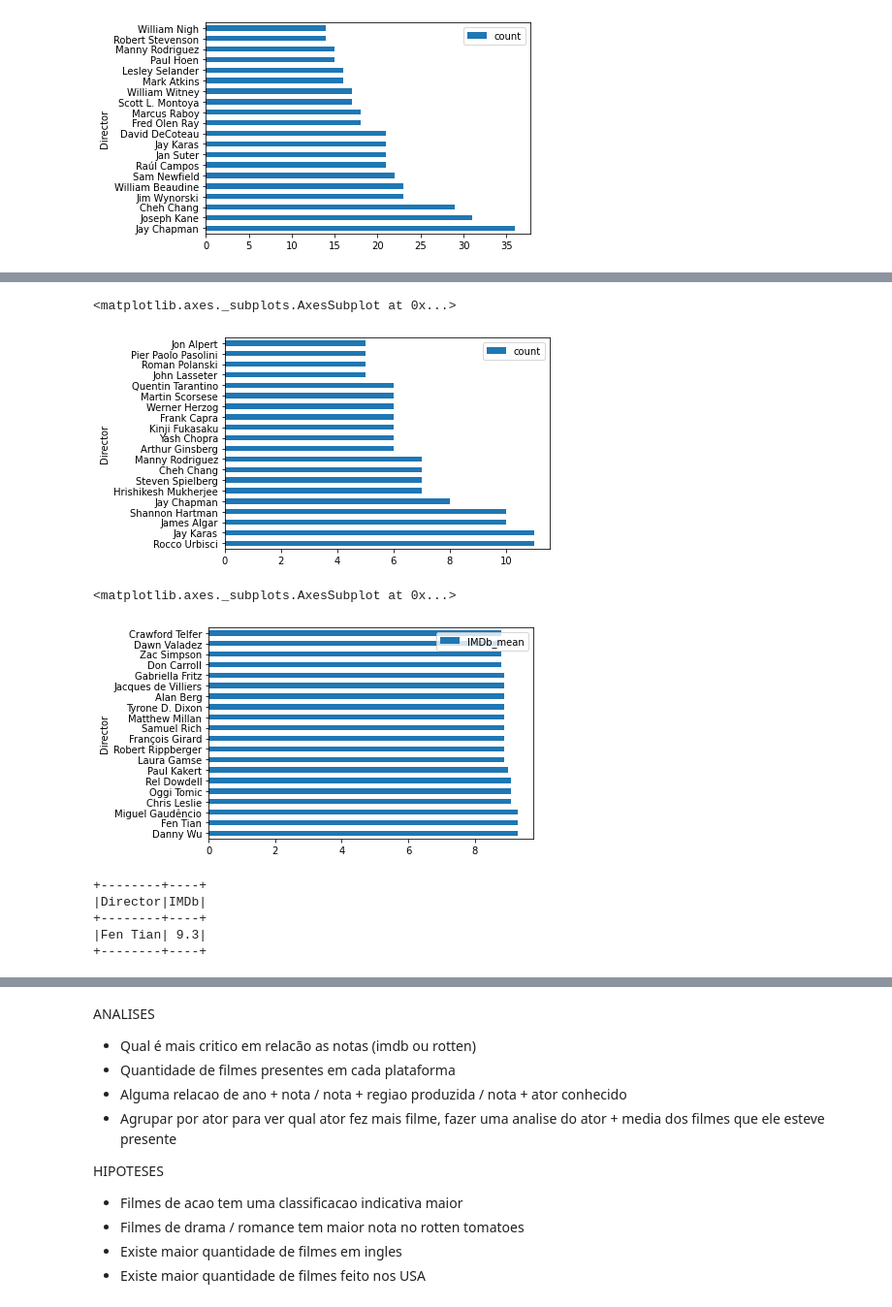
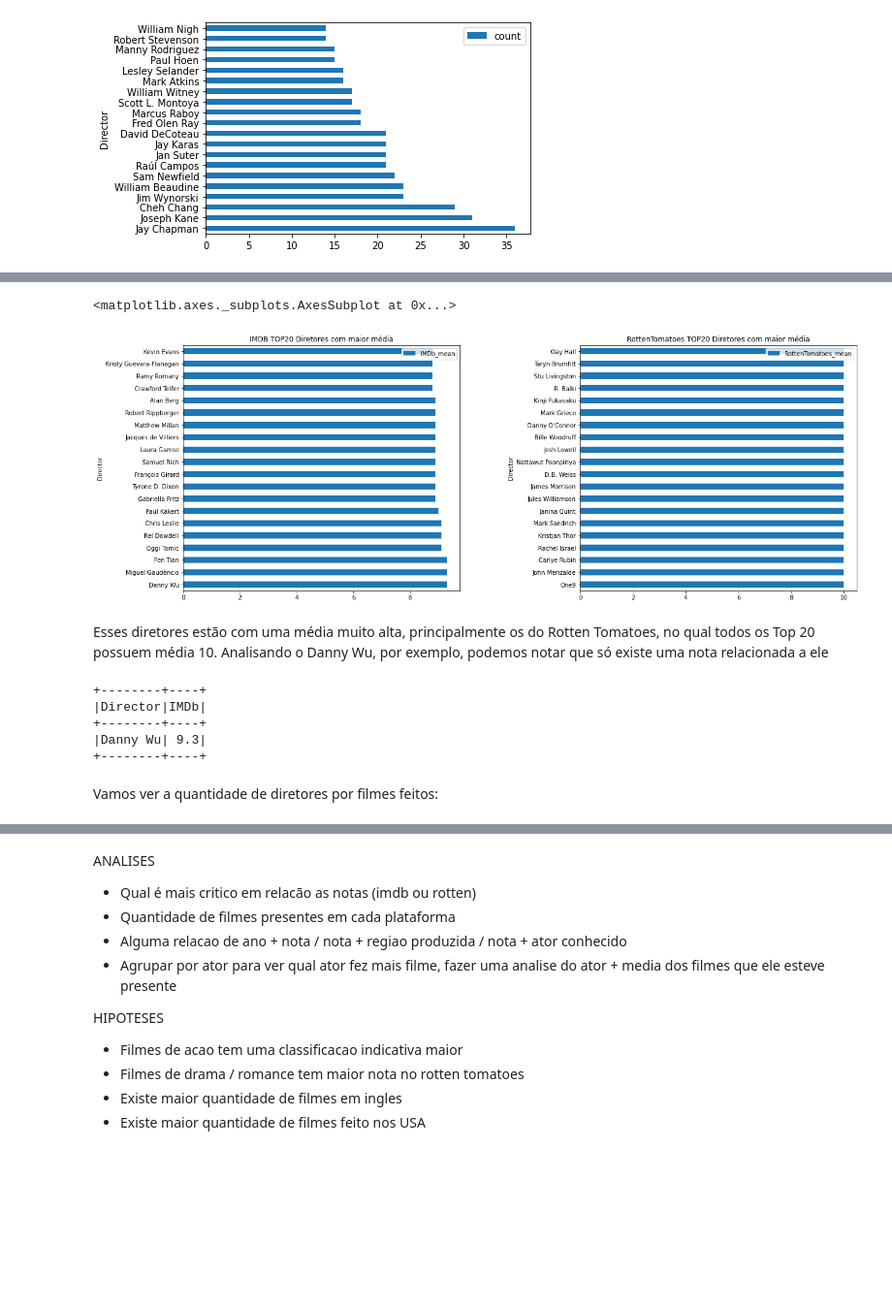
Before and after one commit to JonatasDeOliveira/movie-it, a Jupyter notebook: src/MovieIt.ipynb, the cells around one changed output, grey strips where cells are left out. Shown at 97% size. Drawn from its saved outputs; the diff is of its cells as text; code cells hidden in the pictures; blank space fills up the shorter version.

Commit message:
Works on directors analysis

```diff
--- a/src/MovieIt.ipynb
+++ b/src/MovieIt.ipynb
@@ -450,3 +463,14 @@ movies_count_by_directors.nlargest(20, 'count').plot.barh(x='Director')
 # %% [output]
 <matplotlib.axes._subplots.AxesSubplot at 0x...>
 [figure]
+# %%
+from pyspark.sql.functions import mean
+
+directors_stats_pyspark = movie_director_df.distinct()\
+                            .join(movies_df_processed, movies_df_processed['ID'] == movie_director_df['ID'])\
+                            .select('Director', 'IMDb', 'RottenTomatoes', movie_director_df['ID'])\
+                            .groupBy('Director')\
+                            .agg(count('ID').alias('movies_count'), mean('IMDb').alias('IMDb_mean'), mean('RottenTomatoes').alias('RottenTomatoes_mean'))\
+
+directors_stats = directors_stats_pyspark.toPandas()
+directors_stats
@@ -453,33 +491,27 @@ movies_count_by_directors.nlargest(20, 'count').plot.barh(x='Director')
+# %%
+import matplotlib.pyplot as plt
+
+sorted_imdb = directors_stats.sort_values(by='IMDb_mean', ascending=False).head(20)
+sorted_rotten = directors_stats.sort_values(by='RottenTomatoes_mean', ascending=False).head(20)
+
+fig, axes = plt.subplots(1, 2)
+fig.tight_layout(pad=3.0)
+sorted_imdb[['Director', 'IMDb_mean']].plot.barh(x='Director', ax=axes[0], figsize=(20, 8), title='IMDB TOP20 Diretores com maior média')
+sorted_rotten[['Director', 'RottenTomatoes_mean']].plot.barh(x='Director', ax=axes[1], figsize=(20, 8), title='RottenTomatoes TOP20 Diretores com maior média')
+# %% [output]
+<matplotlib.axes._subplots.AxesSubplot at 0x...>
+[figure, added]
+# %% [markdown]
+Esses diretores estão com uma média muito alta, principalmente os do Rotten Tomatoes, no qual todos os Top 20 possuem média 10. Analisando o Danny Wu, por exemplo, podemos notar que só existe uma nota relacionada a ele
 # %%
-directors_high_grade_count = movie_director_df.distinct()\
-                            .join(movies_df_processed, movies_df_processed['ID'] == movie_director_df['ID'])\
-                            .select('Director', 'IMDb')\
-                            .where(col('IMDb') > 7)\
-                            .groupBy('Director')\
-                            .agg(count('IMDb').alias('count')).toPandas()
-directors_high_grade_count.nlargest(20, 'count').plot.barh(x='Director')
+movie_director_df.distinct()\
+.join(movies_df_processed, movies_df_processed['ID'] == movie_director_df['ID'])\
+.select('Director', 'IMDb').where(col('Director') == 'Danny Wu').show()
 # %% [output]
-<matplotlib.axes._subplots.AxesSubplot at 0x...>
++--------+----+
+|Director|IMDb|
++--------+----+
+|Danny Wu| 9.3|
++--------+----+
-[figure, removed]
-# %%
-from pyspark.sql.functions import mean
-
-directors_high_grade_mean = movie_director_df.distinct()\
-                            .join(movies_df_processed, movies_df_processed['ID'] == movie_director_df['ID'])\
-                            .select('Director', 'IMDb')\
-                            .groupBy('Director')\
-                            .agg(mean('IMDb').alias('IMDb_mean')).toPandas()
-directors_high_grade_mean.nlargest(20, 'IMDb_mean').plot.barh(x='Director')
-# %% [output]
-<matplotlib.axes._subplots.AxesSubplot at 0x...>
-[figure, removed]
-# %%
-movie_director_df.distinct()\
-.join(movies_df_processed, movies_df_processed['ID'] == movie_director_df['ID'])\
-.select('Director', 'IMDb').where(col('Director') == 'Fen Tian').show()
-# %% [output]
-+--------+----+
-|Director|IMDb|
-+--------+----+
-|Fen Tian| 9.3|
-+--------+----+
+# %% [markdown]
+Vamos ver a quantidade de diretores por filmes feitos:
```
Also changed, not shown: parts of 12 cells of this notebook.
